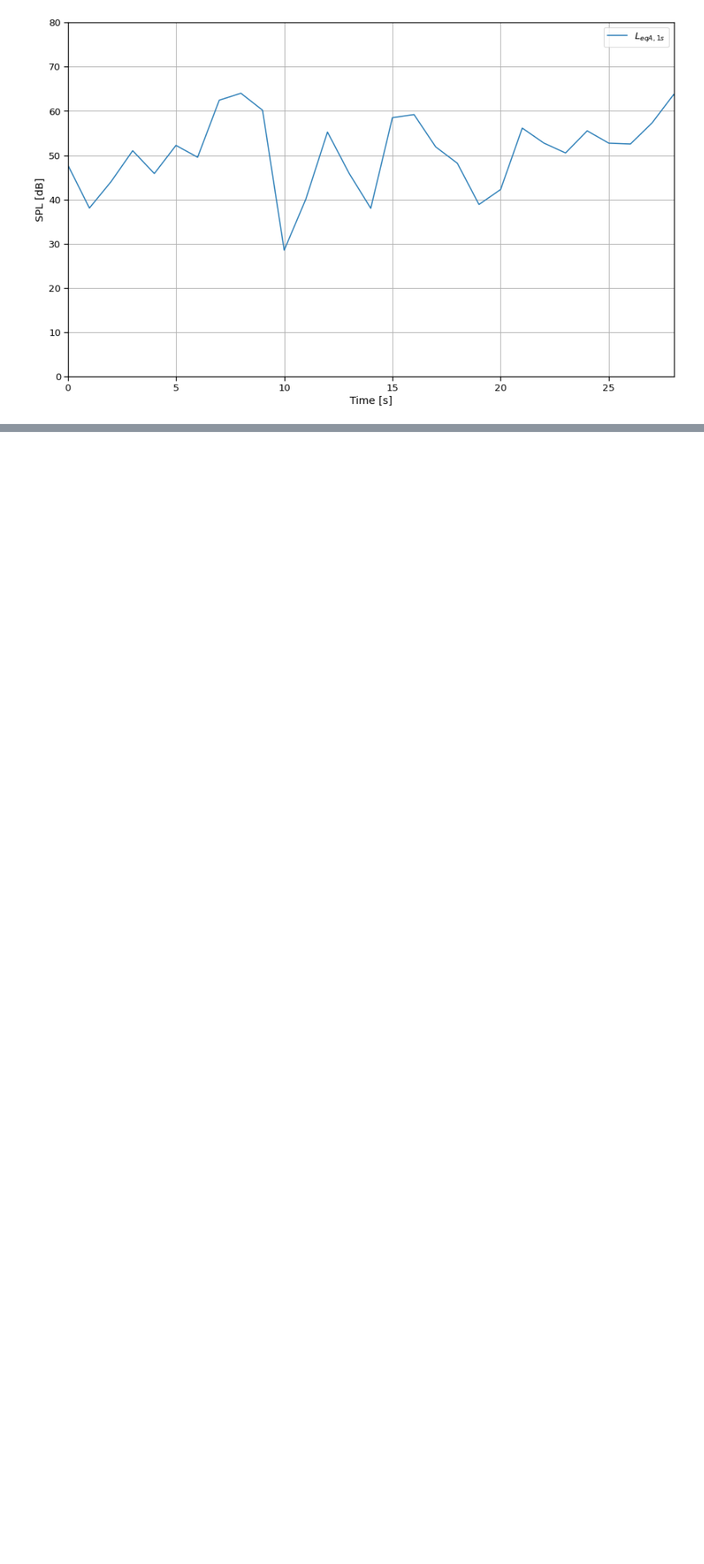
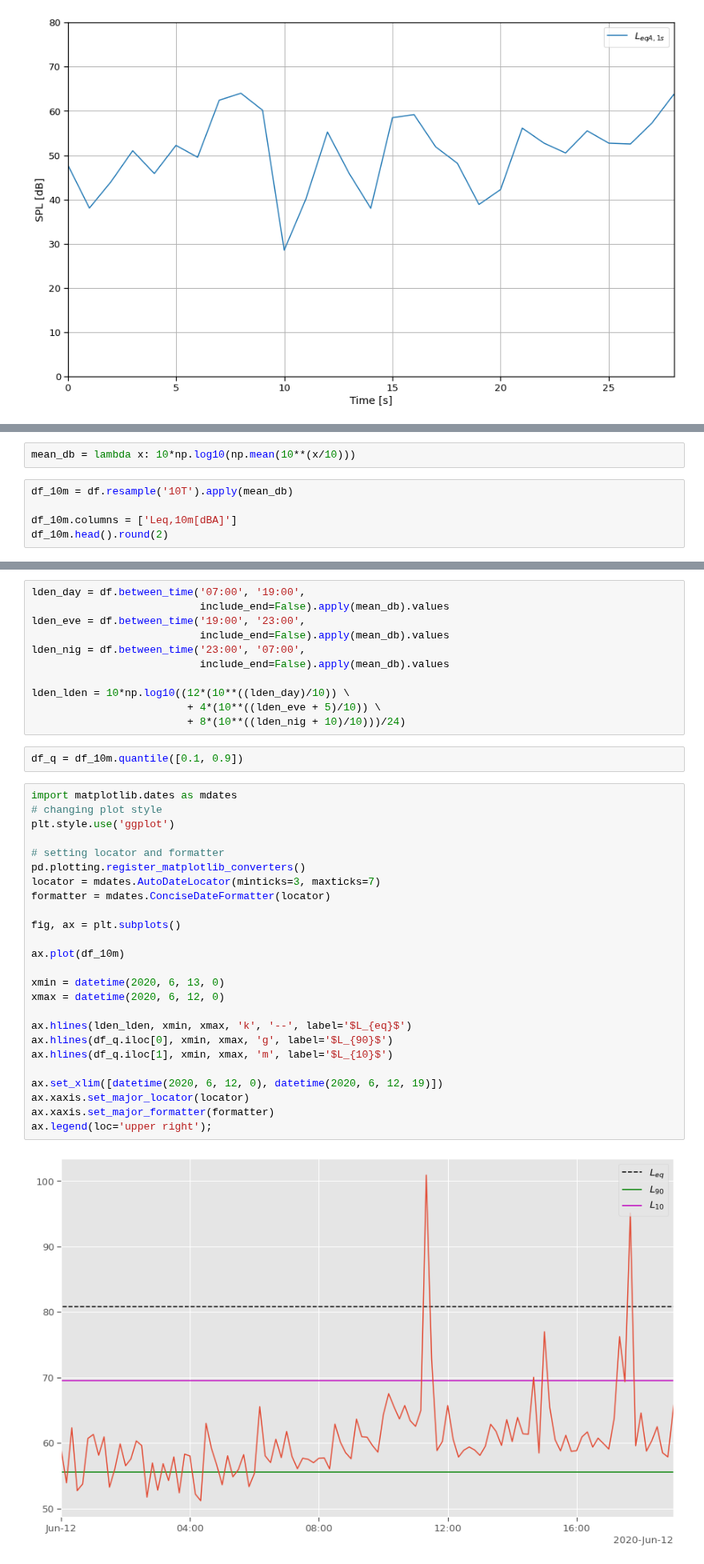
Before and after one commit to tiaqui/my_thesis, a Jupyter notebook: notebooks/5. Acoustic measurements.ipynb, the cells around one changed output, grey strips where cells are left out. Shown at 80% size. Drawn from its saved outputs; the diff is of its cells as text; blank space fills up the shorter version.

Commit message:
wrapping up code on notebook 5, mean_db added to utils.py, uploaded notebook 5 cover image

```diff
--- a/notebooks/5. Acoustic measurements.ipynb
+++ b/notebooks/5. Acoustic measurements.ipynb
@@ -158,0 +161,7 @@ with h5py.File(filename, "r") as f:
+# %%
+mean_db = lambda x: 10*np.log10(np.mean(10**(x/10)))
+# %%
+df_10m = df.resample('10T').apply(mean_db)
+
+df_10m.columns = ['Leq,10m[dBA]']
+df_10m.head().round(2)
@@ -159,2 +175,42 @@ with h5py.File(filename, "r") as f:
+# %%
+lden_day = df.between_time('07:00', '19:00',
+                           include_end=False).apply(mean_db).values
+lden_eve = df.between_time('19:00', '23:00',
+                           include_end=False).apply(mean_db).values
+lden_nig = df.between_time('23:00', '07:00',
+                           include_end=False).apply(mean_db).values
+
+lden_lden = 10*np.log10((12*(10**((lden_day)/10)) \
+                         + 4*(10**((lden_eve + 5)/10)) \
+                         + 8*(10**((lden_nig + 10)/10)))/24)
+# %%
+df_q = df_10m.quantile([0.1, 0.9])
+# %%
+import matplotlib.dates as mdates
+# changing plot style
+plt.style.use('ggplot')
+
+# setting locator and formatter
+pd.plotting.register_matplotlib_converters()
+locator = mdates.AutoDateLocator(minticks=3, maxticks=7)
+formatter = mdates.ConciseDateFormatter(locator)
+
+fig, ax = plt.subplots()
+
+ax.plot(df_10m)
+
+xmin = datetime(2020, 6, 13, 0)
+xmax = datetime(2020, 6, 12, 0)
+
+ax.hlines(lden_lden, xmin, xmax, 'k', '--', label='$L_{eq}$')
+ax.hlines(df_q.iloc[0], xmin, xmax, 'g', label='$L_{90}$')
+ax.hlines(df_q.iloc[1], xmin, xmax, 'm', label='$L_{10}$')
+
+ax.set_xlim([datetime(2020, 6, 12, 0), datetime(2020, 6, 12, 19)])
+ax.xaxis.set_major_locator(locator)
+ax.xaxis.set_major_formatter(formatter)
+ax.legend(loc='upper right');
+# %% [output]
+[figure, added]
 # %% [markdown]
 ## Conclusions
```
Also changed, not shown: parts of 10 cells of this notebook.
